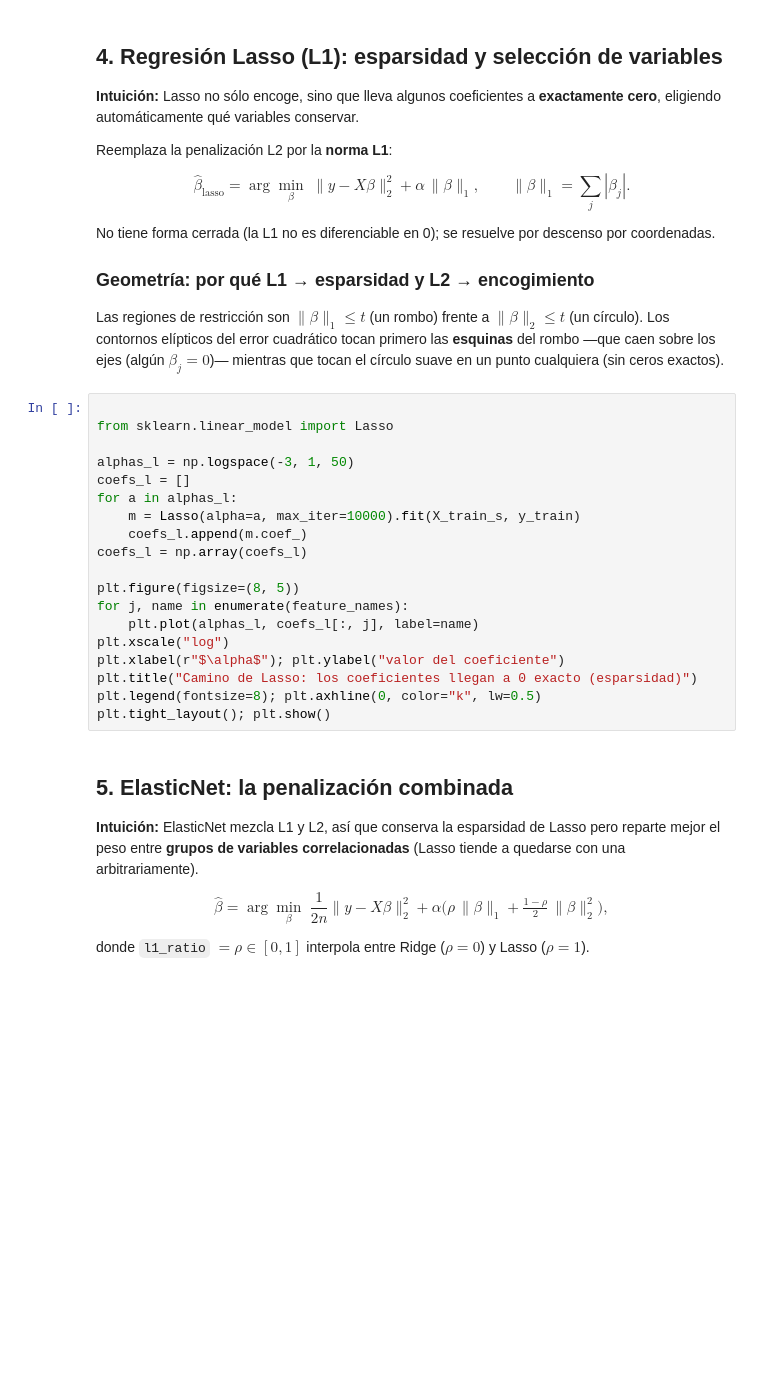
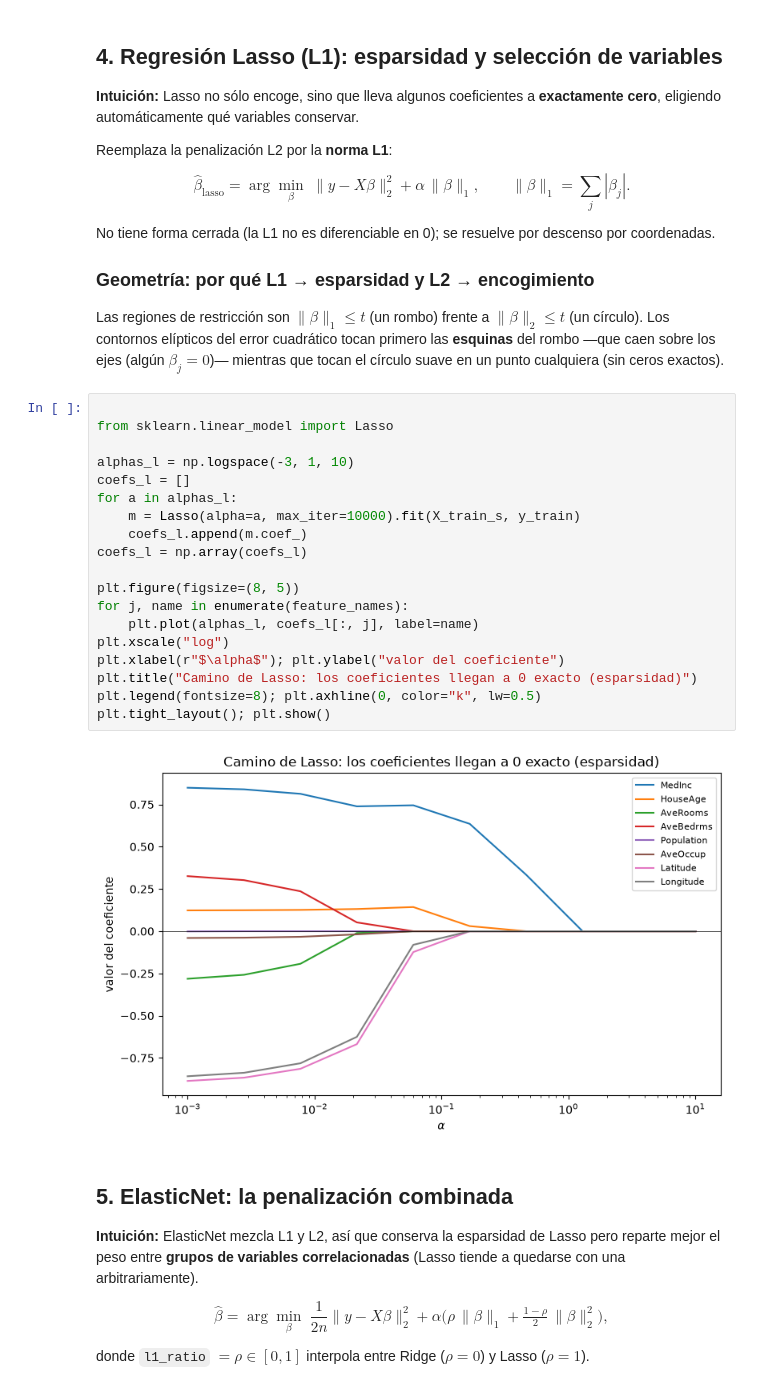
Before and after one commit to abdala9512/dsrp-machine-learning-engineering-20262, a Jupyter notebook: module2-advanced-ml/notebooks/01_regularization.ipynb, the cells around one changed output. Drawn from its saved outputs; the diff is of its cells as text; blank space fills up the shorter version.

```diff
--- a/module2-advanced-ml/notebooks/01_regularization.ipynb
+++ b/module2-advanced-ml/notebooks/01_regularization.ipynb
@@ -197,22 +188,24 @@ ceros exactos).
 # %%
 
 from sklearn.linear_model import Lasso
 
-alphas_l = np.logspace(-3, 1, 50)
+alphas_l = np.logspace(-3, 1, 10)
 coefs_l = []
 for a in alphas_l:
     m = Lasso(alpha=a, max_iter=10000).fit(X_train_s, y_train)
     coefs_l.append(m.coef_)
 coefs_l = np.array(coefs_l)
 
 plt.figure(figsize=(8, 5))
 for j, name in enumerate(feature_names):
     plt.plot(alphas_l, coefs_l[:, j], label=name)
 plt.xscale("log")
 plt.xlabel(r"$\alpha$"); plt.ylabel("valor del coeficiente")
 plt.title("Camino de Lasso: los coeficientes llegan a 0 exacto (esparsidad)")
 plt.legend(fontsize=8); plt.axhline(0, color="k", lw=0.5)
 plt.tight_layout(); plt.show()
+# %% [output]
+[figure, added]
 # %% [markdown]
 ## 5. ElasticNet: la penalización combinada
 
```
Also changed, not shown: parts of 8 cells of this notebook, 24 other files.
